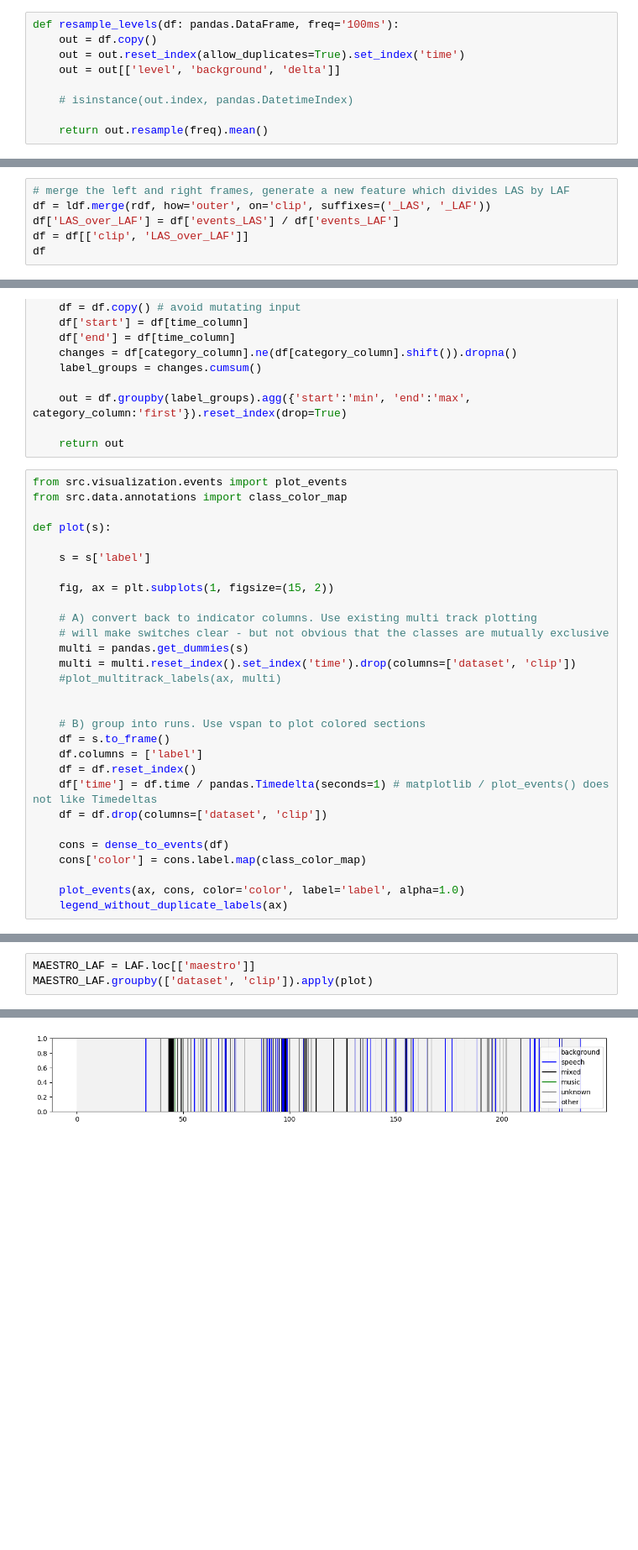
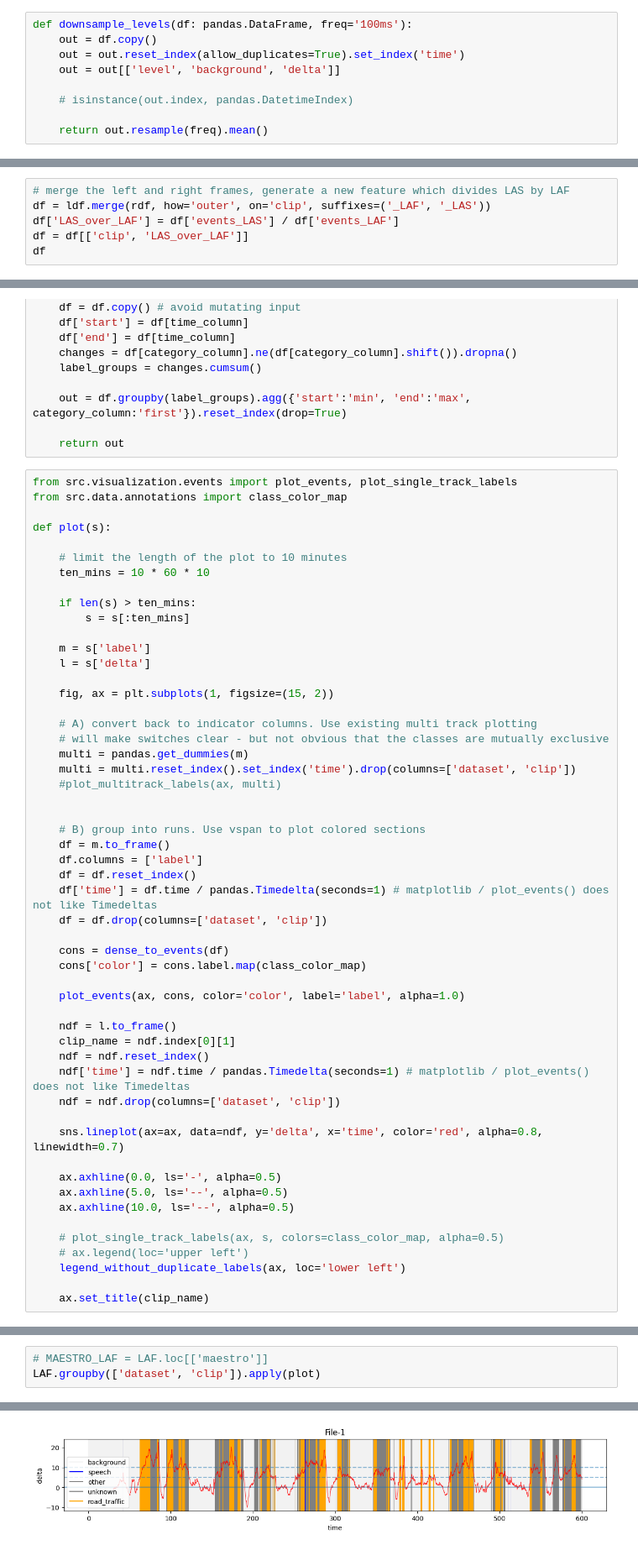
Before and after one commit to jonnor/dominant-sound, a Jupyter notebook: notebooks/Time_Dominance_EDA.ipynb, the cells around one changed output, grey strips where cells are left out. Shown at 84% size. Cells and saved outputs as stored; diff of their text form; blank space fills up the shorter version.

```diff
--- a/notebooks/Time_Dominance_EDA.ipynb
+++ b/notebooks/Time_Dominance_EDA.ipynb
@@ -38,5 +54,5 @@ def import_soundlevels(speed: str = 'LAF'):
 # %%
-def resample_levels(df: pandas.DataFrame, freq='100ms'):
+def downsample_levels(df: pandas.DataFrame, freq='100ms'):
     out = df.copy()
     out = out.reset_index(allow_duplicates=True).set_index('time')
     out = out[['level', 'background', 'delta']]
@@ -170,7 +194,7 @@ plt.show()
 ### What is the relationship between the proportion of sound events detected by each implementation?
 # %%
 # merge the left and right frames, generate a new feature which divides LAS by LAF
-df = ldf.merge(rdf, how='outer', on='clip', suffixes=('_LAS', '_LAF'))
+df = ldf.merge(rdf, how='outer', on='clip', suffixes=('_LAF', '_LAS'))
 df['LAS_over_LAF'] = df['events_LAS'] / df['events_LAF']
 df = df[['clip', 'LAS_over_LAF']]
 df
@@ -363,24 +386,31 @@ def dense_to_events(df : pandas.DataFrame,
 
     return out
 # %%
-from src.visualization.events import plot_events
+from src.visualization.events import plot_events, plot_single_track_labels
 from src.data.annotations import class_color_map
 
 def plot(s):
 
-    s = s['label']
+    # limit the length of the plot to 10 minutes
+    ten_mins = 10 * 60 * 10
+
+    if len(s) > ten_mins:
+        s = s[:ten_mins]
+
+    m = s['label']
+    l = s['delta']
 
     fig, ax = plt.subplots(1, figsize=(15, 2))
 
     # A) convert back to indicator columns. Use existing multi track plotting
     # will make switches clear - but not obvious that the classes are mutually exclusive
-    multi = pandas.get_dummies(s)
+    multi = pandas.get_dummies(m)
     multi = multi.reset_index().set_index('time').drop(columns=['dataset', 'clip'])
     #plot_multitrack_labels(ax, multi)
 
 
     # B) group into runs. Use vspan to plot colored sections
-    df = s.to_frame()
+    df = m.to_frame()
     df.columns = ['label']
     df = df.reset_index()
     df['time'] = df.time / pandas.Timedelta(seconds=1) # matplotlib / plot_events() does not like Timedeltas
@@ -390,4 +420,21 @@ def plot(s):
     cons['color'] = cons.label.map(class_color_map)
 
     plot_events(ax, cons, color='color', label='label', alpha=1.0)
-    legend_without_duplicate_labels(ax)
+
+    ndf = l.to_frame()
+    clip_name = ndf.index[0][1]
+    ndf = ndf.reset_index()
+    ndf['time'] = ndf.time / pandas.Timedelta(seconds=1) # matplotlib / plot_events() does not like Timedeltas
+    ndf = ndf.drop(columns=['dataset', 'clip'])
+
+    sns.lineplot(ax=ax, data=ndf, y='delta', x='time', color='red', alpha=0.8, linewidth=0.7)
+
+    ax.axhline(0.0, ls='-', alpha=0.5)
+    ax.axhline(5.0, ls='--', alpha=0.5)
+    ax.axhline(10.0, ls='--', alpha=0.5)
+
+    # plot_single_track_labels(ax, s, colors=class_color_map, alpha=0.5)
+    # ax.legend(loc='upper left')
+    legend_without_duplicate_labels(ax, loc='lower left')
+
+    ax.set_title(clip_name)
@@ -394,6 +460,6 @@ def plot(s):
 # %%
-MAESTRO_LAF = LAF.loc[['maestro']]
-MAESTRO_LAF.groupby(['dataset', 'clip']).apply(plot)
+# MAESTRO_LAF = LAF.loc[['maestro']]
+LAF.groupby(['dataset', 'clip']).apply(plot)
 # %% [output]
 |  |
-[figure, old version]
+[figure, new version]
```
Also changed, not shown: parts of 25 cells of this notebook, 2 other files.
